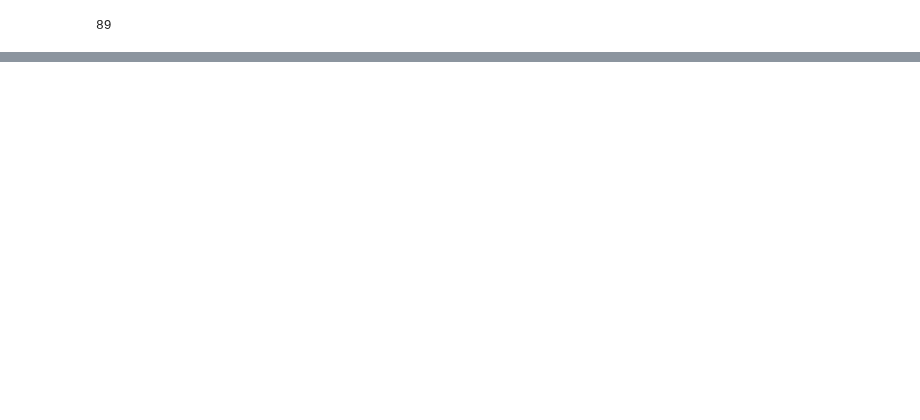
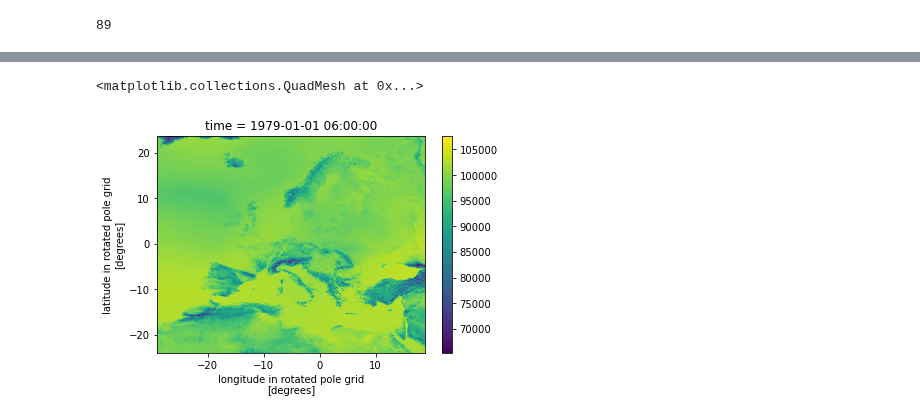
Before and after one commit to remo-rcm/pyremo, a Jupyter notebook: notebooks/preproc-dev.ipynb, the cells around one changed output, grey strips where cells are left out. Cells and saved outputs as stored; diff of their text form; code cells hidden in the pictures; blank space fills up the shorter version.

```diff
--- a/notebooks/preproc-dev.ipynb
+++ b/notebooks/preproc-dev.ipynb
@@ -511,3 +505,9 @@ ds.orog.plot(cmap="terrain", vmin=0, vmax=1500)
+# %%
+#fak_fib = 1.0 # era5
+#fak_bla = 1.0 # era5
+
+fak_fib = 1.0/0.10197 # = gravitational constant if unit is 'm'
+fak_bla = 0.01 # if unit is '%'
 # %%
 tge = interpolate_horizontal(ds.ta, lamem, phiem, 'T')
 psge = interpolate_horizontal(ds.ps, lamem, phiem, 'PS')
@@ -516,3 +516,4 @@ uvge = interpolate_horizontal(ds.ua, lamem, phiem, 'U', 2)
 vge = interpolate_horizontal(ds.va, lamem, phiem, 'V', 2)
 vuge = interpolate_horizontal(ds.va, lamem, phiem, 'V', 1)
 qdge = interpolate_horizontal(ds.hus, lamem, phiem, 'QD')
+fibge = interpolate_horizontal(ds.orog*fak_fib, lamem, phiem, 'FIB')
@@ -674,5 +567,31 @@ ficge.plot()
+# %%
+def pressure_correction_em(psge, tge, arfge, fibge, fibem, akgm, bkgm, kpbl):
+    twoD_dims = list(horizontal_dims(psge))
+    threeD_dims = list(horizontal_dims(psge)) + ['lev']
+    input_core_dims = ( [twoD_dims] + 2*[threeD_dims] + 2*[twoD_dims] +
+                       [[akgm.dims[0]], [bkgm.dims[0]],[]] )
+    print(input_core_dims)
+    result = xr.apply_ufunc(
+        intf.pressure_correction_em,  # first the function
+        psge,  # now arguments in the order expected
+        tge,
+        arfge,
+        fibge,
+        fibem,
+        akgm,
+        bkgm,
+        kpbl,
+        input_core_dims=input_core_dims,  # list with one entry per arg
+        output_core_dims=[twoD_dims],  # returned data has 3 dimensions
+        vectorize=True,  # loop over non-core dims, in this case: time
+        dask="parallelized",
+        output_dtypes=[psge.dtype]
+    )
+    return result
 # %%
 kpbl = intf.pbl_index(ds.akgm, ds.bkgm)
 kpbl
 # %% [output]
 89
+# %%
+ps1em = pressure_correction_em(psge, tge, arfge, fibge, fibem, ds.akgm, ds.bkgm, kpbl)
@@ -678,0 +692,5 @@ kpbl
+# %%
+ps1em.isel(time=0).plot(x='rlon', y='rlat')
+# %% [output]
+<matplotlib.collections.QuadMesh at 0x...>
+[figure, added]
```
Also changed, not shown: parts of 39 cells of this notebook, 3 other files.
